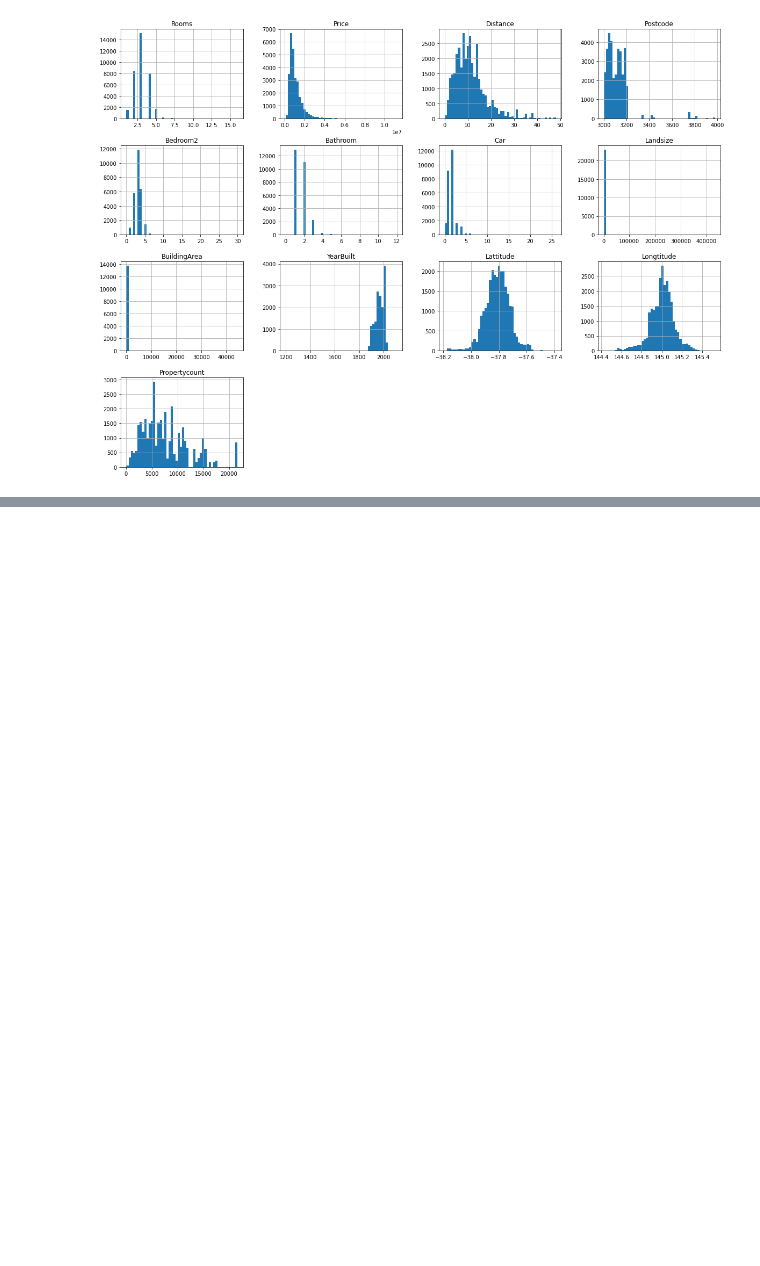
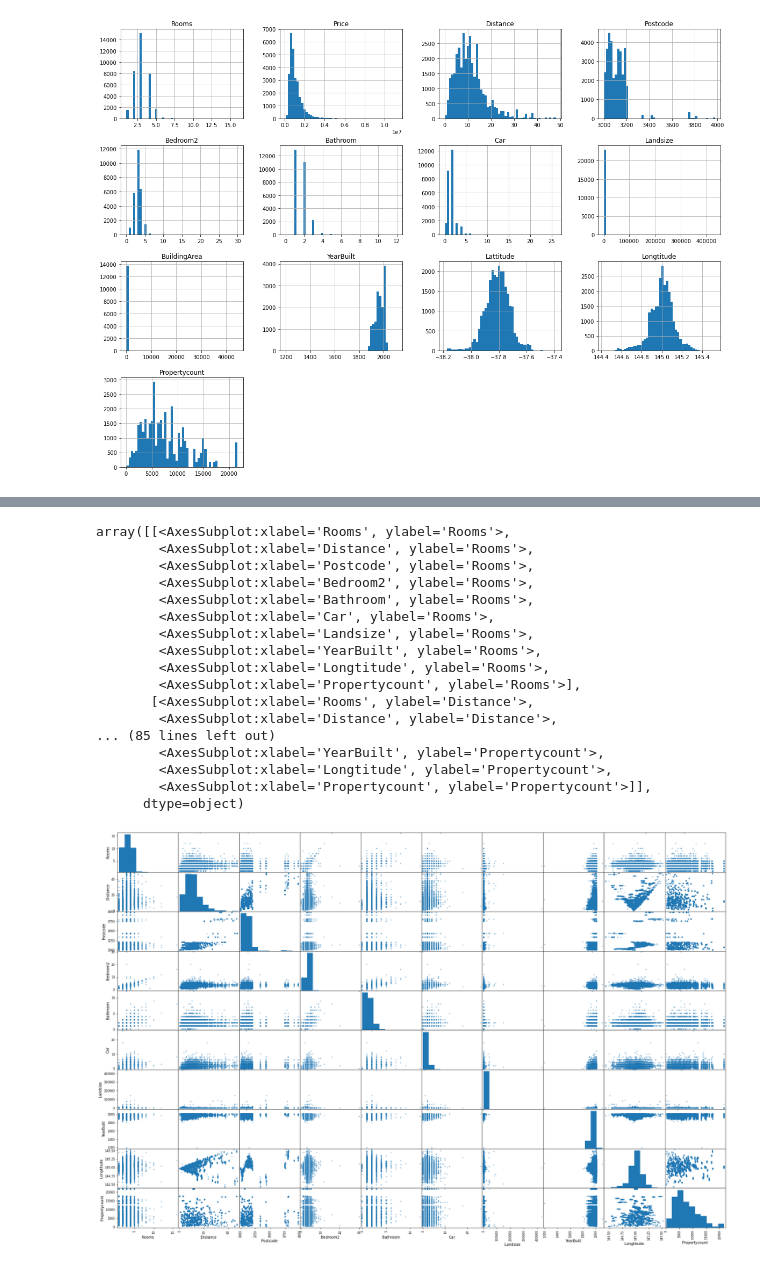
Before and after one commit to hungtrieu07/MelbourneHousePrice, a Jupyter notebook: Untitled.ipynb, the cells around one changed output, grey strips where cells are left out. Cells and saved outputs as stored; diff of their text form; code cells hidden in the pictures; blank space fills up the shorter version.

```diff
--- a/Untitled.ipynb
+++ b/Untitled.ipynb
@@ -2,5 +2,5 @@
 #Đọc file
 import pandas as pd
 import seaborn as sns
-dt = pd.read_csv("C:/Users/ADMIN/AI/MelbourneHousePrice/Melbourne_housing_FULL.csv")
+df = pd.read_csv("D:/AI course/MelbourneHousePrice/Melbourne_housing_FULL.csv")
 # %%
@@ -61,5 +57,7 @@ plt.show()
 # %% [output]
 [figure]
 # %%
-dt.describe()
+from pandas.plotting import scatter_matrix
+attributes = ["Rooms","Distance","Postcode","Bedroom2","Bathroom","Car","Landsize","YearBuilt","Longtitude","Propertycount"]
+scatter_matrix(df[attributes], figsize=(30, 20))
 # %% [output]
@@ -75 +64,19 @@ dt.describe()
+array([[<AxesSubplot:xlabel='Rooms', ylabel='Rooms'>,
+        <AxesSubplot:xlabel='Distance', ylabel='Rooms'>,
+        <AxesSubplot:xlabel='Postcode', ylabel='Rooms'>,
+        <AxesSubplot:xlabel='Bedroom2', ylabel='Rooms'>,
+        <AxesSubplot:xlabel='Bathroom', ylabel='Rooms'>,
+        <AxesSubplot:xlabel='Car', ylabel='Rooms'>,
+        <AxesSubplot:xlabel='Landsize', ylabel='Rooms'>,
+        <AxesSubplot:xlabel='YearBuilt', ylabel='Rooms'>,
+        <AxesSubplot:xlabel='Longtitude', ylabel='Rooms'>,
+        <AxesSubplot:xlabel='Propertycount', ylabel='Rooms'>],
+       [<AxesSubplot:xlabel='Rooms', ylabel='Distance'>,
+        <AxesSubplot:xlabel='Distance', ylabel='Distance'>,
+... (85 lines left out)
+        <AxesSubplot:xlabel='YearBuilt', ylabel='Propertycount'>,
+        <AxesSubplot:xlabel='Longtitude', ylabel='Propertycount'>,
+        <AxesSubplot:xlabel='Propertycount', ylabel='Propertycount'>]],
+      dtype=object)
+[figure, added]
 # %%
```
Also changed, not shown: parts of 15 cells of this notebook.
